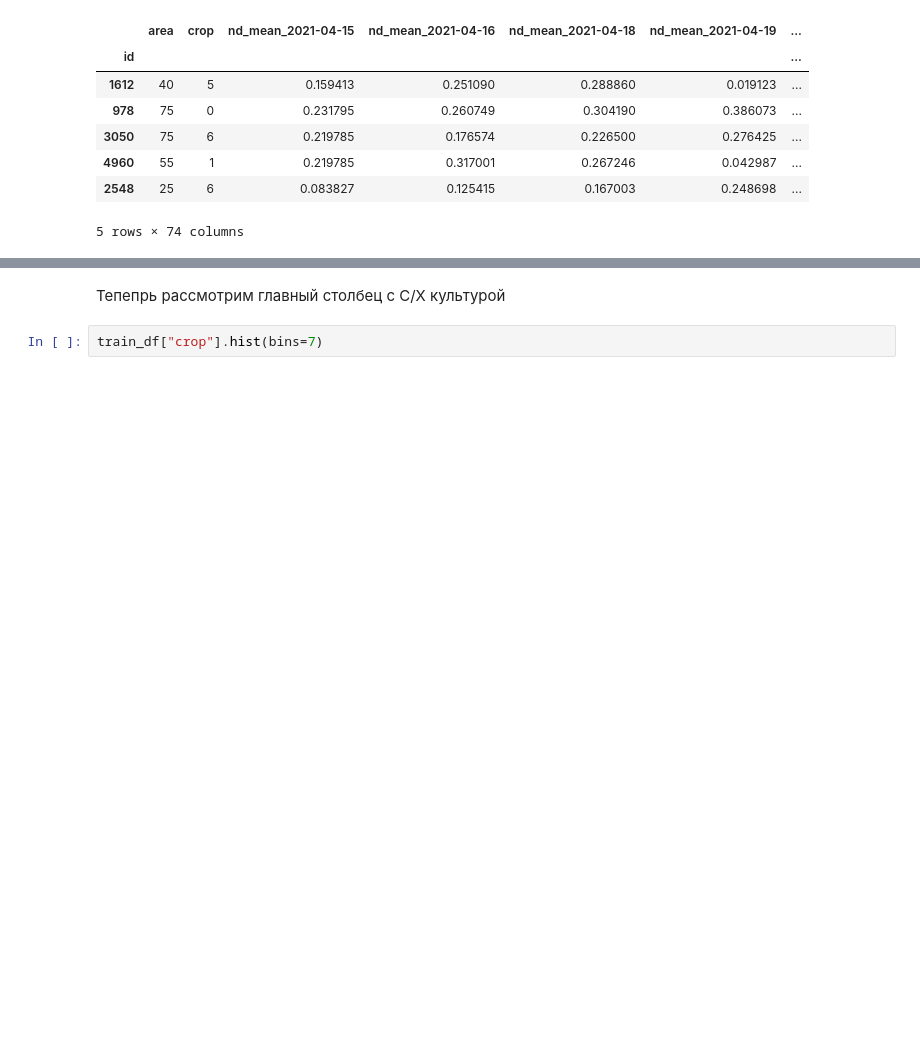
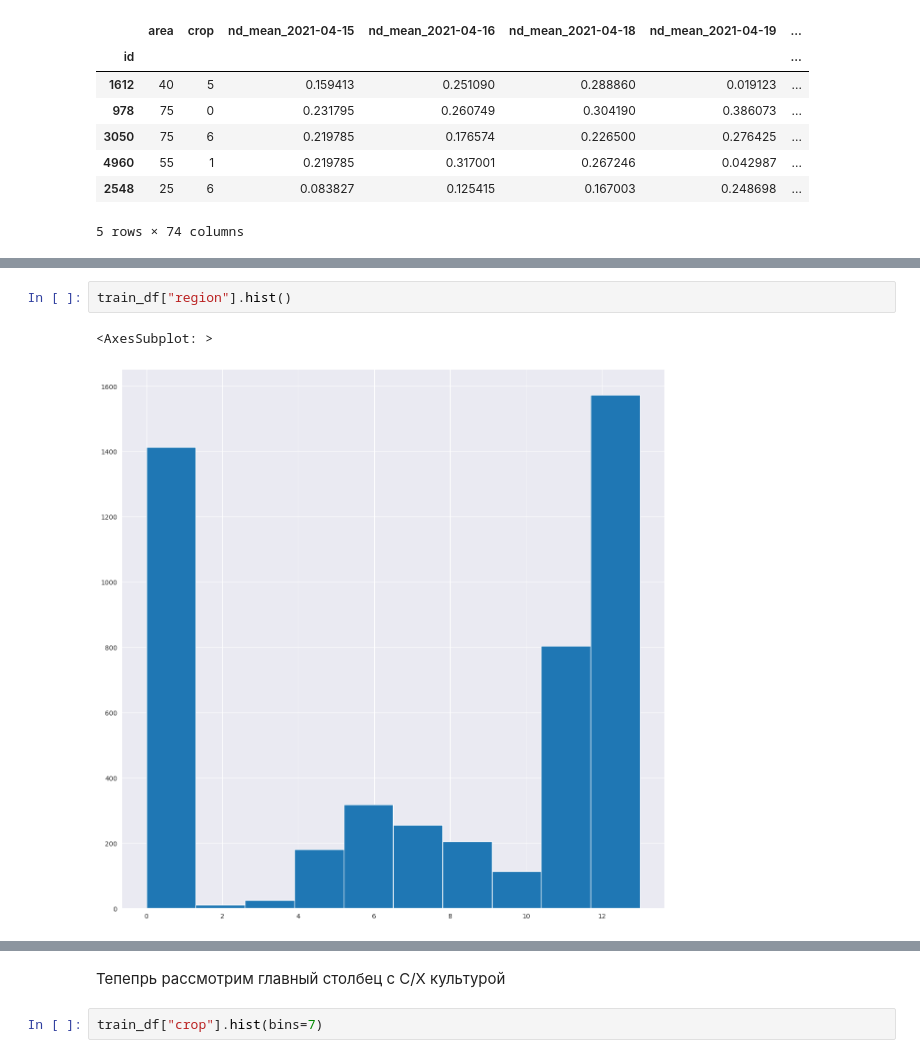
Before and after one commit to eivankin/ndvi, a Jupyter notebook: baseline.ipynb, the cells around one changed output, grey strips where cells are left out. Saved outputs shown, nothing was run; the diff lists cells and outputs as text; blank space fills up the shorter version.

Commit message:
add regions

```diff
--- a/baseline.ipynb
+++ b/baseline.ipynb
@@ -80,3 +143,8 @@ ax.set_ylim(45, 80)
 # %% [output]
 <AxesSubplot: >
 [figure]
+# %%
+train_df["region"].hist()
+# %% [output]
+<AxesSubplot: >
+[figure, added]
```
Also changed, not shown: parts of 30 cells of this notebook, 2 other files.
